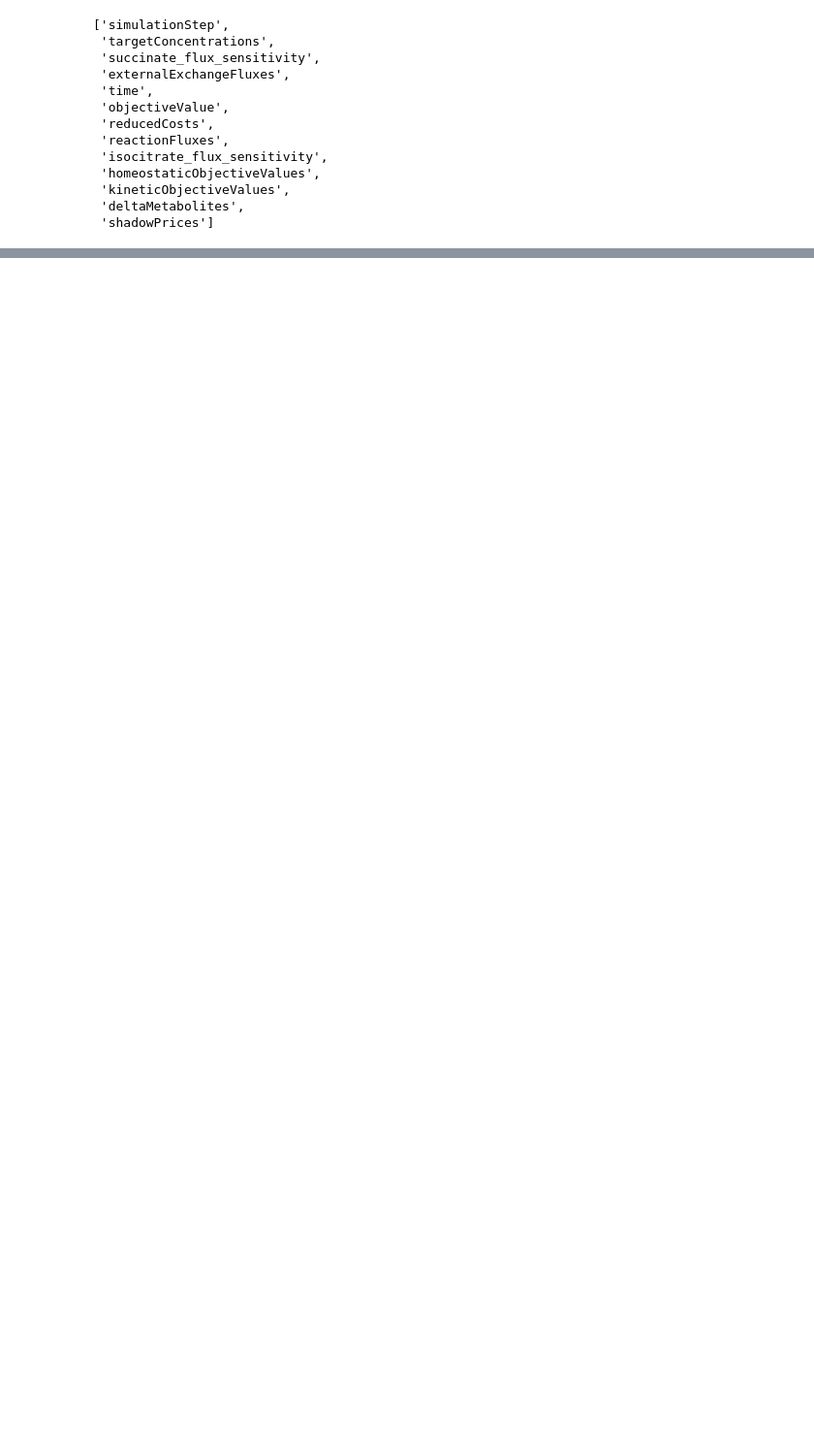
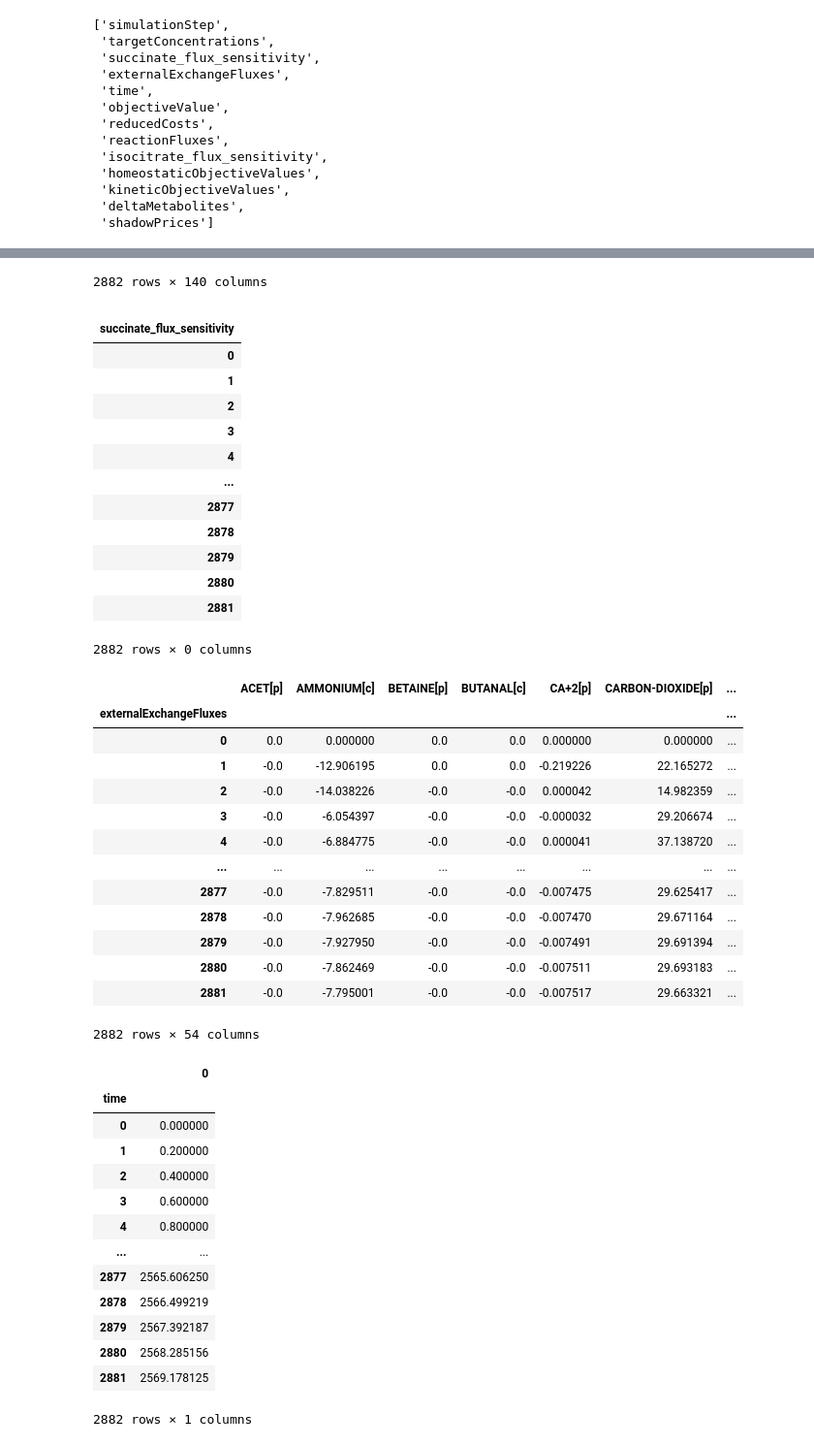
Before and after one commit to AgileBioFoundry/WholeCellEcoliRelease, a Jupyter notebook: notebooks/Read Tables.ipynb, the cells around one changed output, grey strips where cells are left out. Shown at 97% size. Cells and saved outputs as stored; diff of their text form; code cells hidden in the pictures; blank space fills up the shorter version.

Commit message:
Generated a named dataframe for each columnName

```diff
--- a/notebooks/Read Tables.ipynb
+++ b/notebooks/Read Tables.ipynb
@@ -60,5 +60,5 @@ Success opening ../../WCOutputs/wildtype_000000/000000/generation_000000/000000/
 # %%
-tb = tablereader.TableReader("../../WCOutputs/wildtype_000000/000000/generation_000000/000000/simOut/FBAResults")
+tb = tablereader.TableReader("../../WCOutputs/manual/wildtype_000000/000000/generation_000000/000000/simOut/FBAResults")
 tb.columnNames()
 # %% [output]
 ['simulationStep',
@@ -92,0 +77,7 @@ tb.as_pandas("externalExchangeFluxes")
+# %%
+df = {}
+for col in tb.columnNames():
+    df[col] = tb.as_pandas( col )
+    df[col].index.name = col
+    display(df[col])
+# %% [output]
@@ -92,0 +111,43 @@ tb.as_pandas("externalExchangeFluxes")
+2882 rows × 140 columns
+|  |
+| succinate_flux_sensitivity |
+| 0 |
+| 1 |
+| 2 |
+| 3 |
+| 4 |
+| ... |
+| 2877 |
+| 2878 |
+| 2879 |
+| 2880 |
+| 2881 |
+2882 rows × 0 columns
+|  | ACET[p] | AMMONIUM[c] | BETAINE[p] | BUTANAL[c] | CA+2[p] | CARBON-DIOXIDE[p] | ... |
+| externalExchangeFluxes |  |  |  |  |  |  | ... |
+| 0 | 0.0 | 0.000000 | 0.0 | 0.0 | 0.000000 | 0.000000 | ... |
+| 1 | -0.0 | -12.906195 | 0.0 | 0.0 | -0.219226 | 22.165272 | ... |
+| 2 | -0.0 | -14.038226 | -0.0 | -0.0 | 0.000042 | 14.982359 | ... |
+| 3 | -0.0 | -6.054397 | -0.0 | -0.0 | -0.000032 | 29.206674 | ... |
+| 4 | -0.0 | -6.884775 | -0.0 | -0.0 | 0.000041 | 37.138720 | ... |
+| ... | ... | ... | ... | ... | ... | ... | ... |
+| 2877 | -0.0 | -7.829511 | -0.0 | -0.0 | -0.007475 | 29.625417 | ... |
+| 2878 | -0.0 | -7.962685 | -0.0 | -0.0 | -0.007470 | 29.671164 | ... |
+| 2879 | -0.0 | -7.927950 | -0.0 | -0.0 | -0.007491 | 29.691394 | ... |
+| 2880 | -0.0 | -7.862469 | -0.0 | -0.0 | -0.007511 | 29.693183 | ... |
+| 2881 | -0.0 | -7.795001 | -0.0 | -0.0 | -0.007517 | 29.663321 | ... |
+2882 rows × 54 columns
+|  | 0 |
+| time |  |
+| 0 | 0.000000 |
+| 1 | 0.200000 |
+| 2 | 0.400000 |
+| 3 | 0.600000 |
+| 4 | 0.800000 |
+| ... | ... |
+| 2877 | 2565.606250 |
+| 2878 | 2566.499219 |
+| 2879 | 2567.392187 |
+| 2880 | 2568.285156 |
+| 2881 | 2569.178125 |
+2882 rows × 1 columns
```
Also changed, not shown: parts of 4 cells of this notebook.
